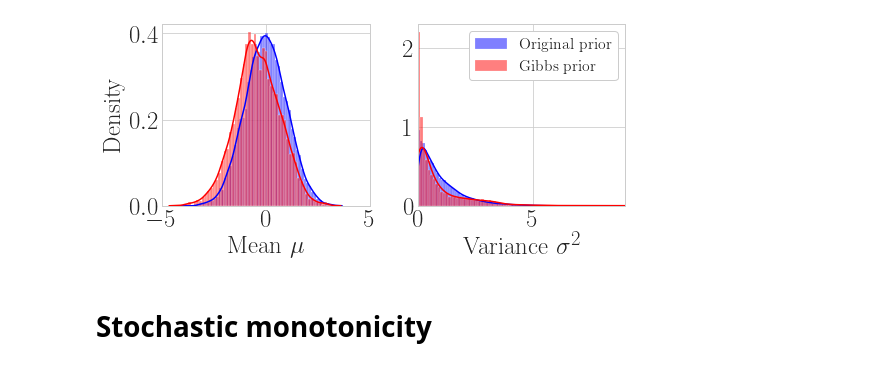
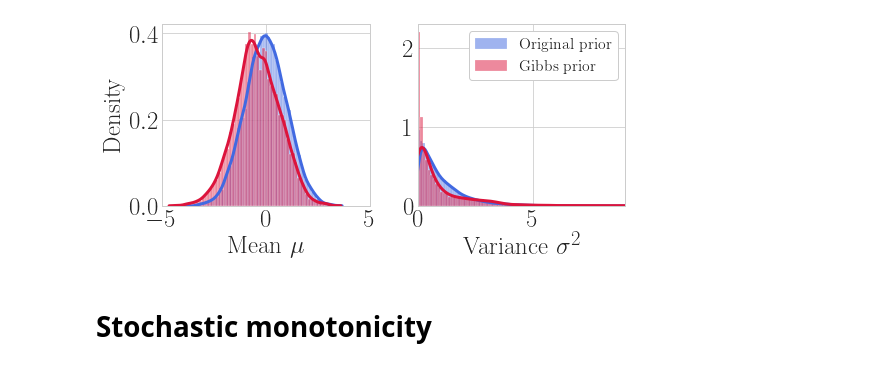
Before and after one commit to lrendsburg/Gibbs-priors, a Jupyter notebook: exp/fig_abc.ipynb, the cells around one changed output. Saved outputs shown, nothing was run; the diff lists cells and outputs as text; code cells hidden in the pictures.

```diff
--- a/exp/fig_abc.ipynb
+++ b/exp/fig_abc.ipynb
@@ -51,27 +51,27 @@ mu_approx, sigma_sq_approx = thetas_approx[:, 0], thetas_approx[:, 1]
 # %%
 fig, axs = plt.subplots(ncols=2, figsize=(linewidth, .5*linewidth))
 
-sns.histplot(mu_true, ax=axs[0], label='Prior', color='blue', kde=True, stat='density', edgecolor="white")
-sns.histplot(mu_approx, ax=axs[0], label='Gibbs prior', color='red', kde=True, stat='density', edgecolor="white")
+sns.histplot(mu_true, ax=axs[0], label='Prior', color='royalblue', kde=True, stat='density', edgecolor="white")
+sns.histplot(mu_approx, ax=axs[0], label='Gibbs prior', color='crimson', kde=True, stat='density', edgecolor="white")
 axs[0].set_xlabel(r'Mean $\mu$')
 axs[0].set_xlim((-5, 5))
 # axs[0].legend()
 
-sns.histplot(sigma_sq_true, stat='density', ax=axs[1], label=r'Original prior', color='blue', kde=True, edgecolor="white")
-sns.histplot(np.clip(sigma_sq_approx, a_min=0, a_max=10), stat='density', ax=axs[1], color='red',
+sns.histplot(sigma_sq_true, stat='density', ax=axs[1], label=r'Original prior', color='royalblue', kde=True, edgecolor="white")
+sns.histplot(np.clip(sigma_sq_approx, a_min=0, a_max=10), stat='density', ax=axs[1], color='crimson',
              label=r'Gibbs prior', kde=True, edgecolor="white")
 # axs[1].legend()
 axs[1].set_xlim([0, 9])
 
 axs[1].set_xlabel(r'Variance $\sigma^2$')
 axs[1].set_ylabel('')
 
 plt.legend(framealpha=1, frameon=True)
 plt.tight_layout()
 tikzplotlib.save('../fig/prior_vs_laplace.tex')
 plt.show()
 # %% [output]
-[figure, old version]
+[figure, new version]
 # %% [markdown]
 # Stochastic monotonicity
 # %%
```
Also changed, not shown: parts of 1 cell of this notebook, 1 other file.
